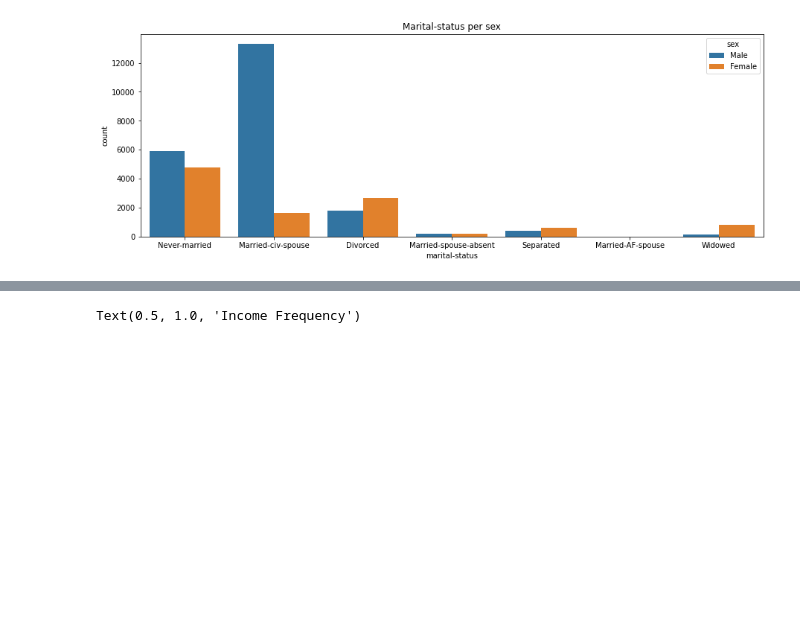
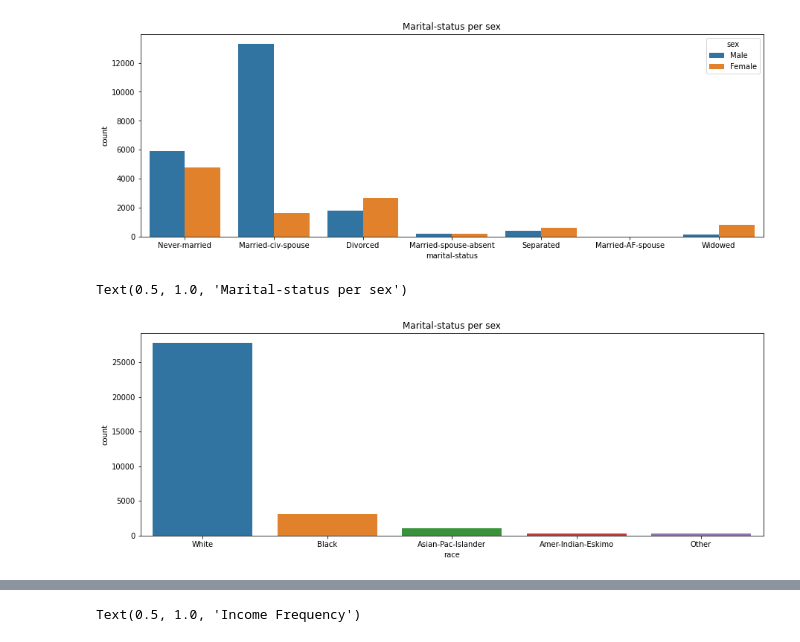
Before and after one commit to amckenna41/ML-fairness, a Jupyter notebook: csc4009.ipynb, the cells around one changed output, grey strips where cells are left out. Saved outputs shown, nothing was run; the diff lists cells and outputs as text; code cells hidden in the pictures; blank space fills up the shorter version.

```diff
--- a/csc4009.ipynb
+++ b/csc4009.ipynb
@@ -407,3 +438,10 @@ plt.title('Marital-status per sex')
 # %% [output]
 Text(0.5, 1.0, 'Marital-status per sex')
 [figure]
+# %%
+plt.figure(figsize=(15, 5))
+sns.countplot(x = 'race',  data = train_adult)
+plt.title('Marital-status per sex')
+# %% [output]
+Text(0.5, 1.0, 'Marital-status per sex')
+[figure, added]
```
Also changed, not shown: parts of 173 cells of this notebook.
